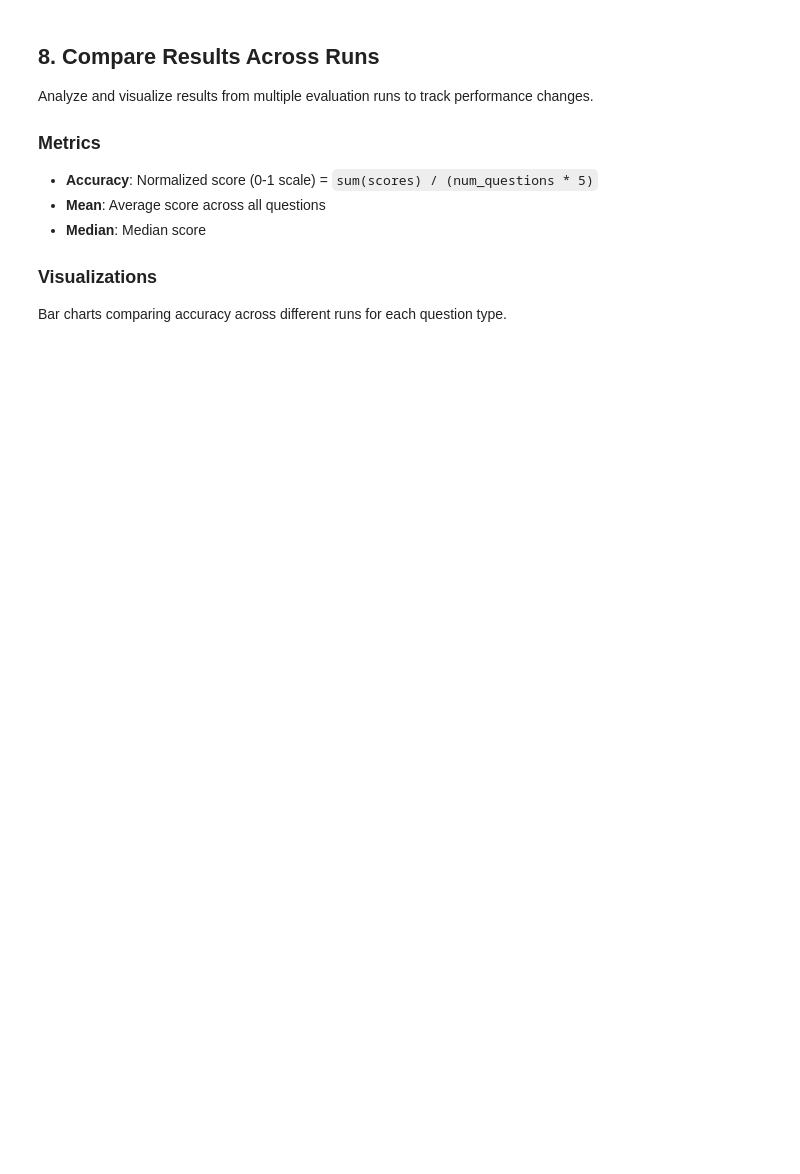
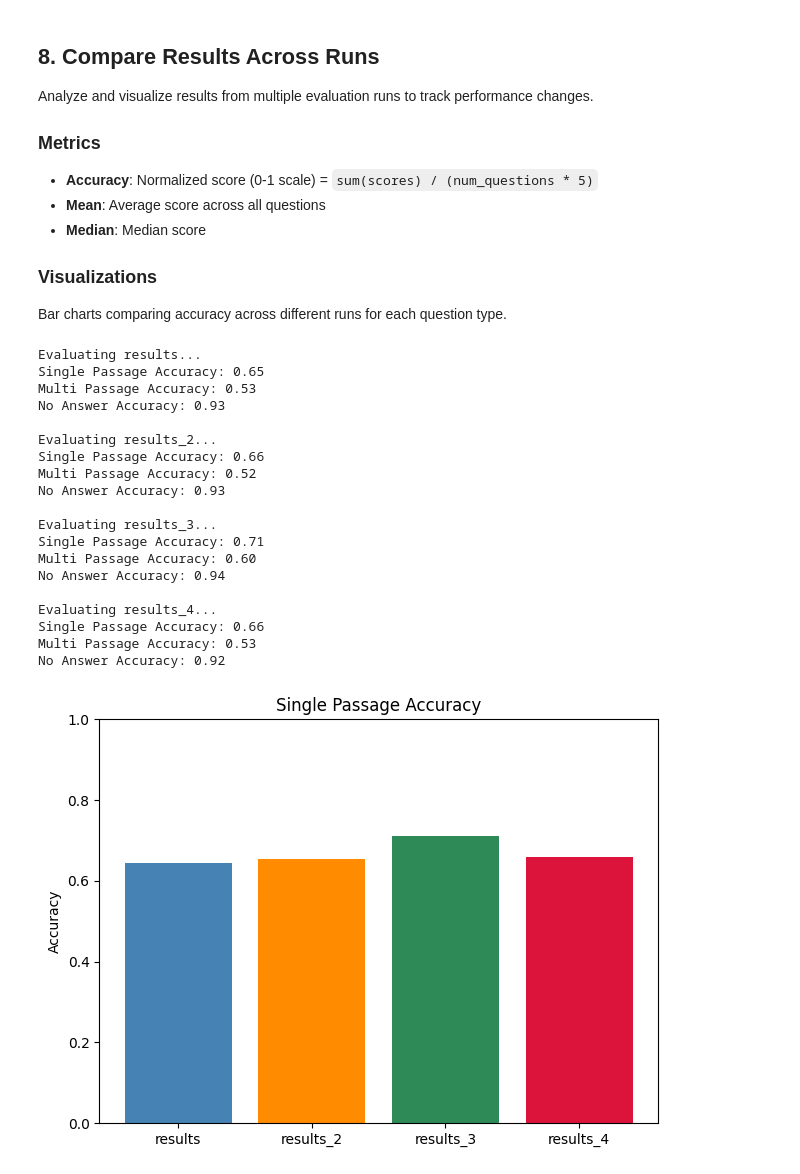
Before and after one commit to patrickamsler/doc-chat, a Jupyter notebook: api/notebooks/evaluation/single_topic_rag_evaluation.ipynb, the cells around one changed output. Drawn from its saved outputs; the diff is of its cells as text; code cells hidden in the pictures; blank space fills up the shorter version.

Commit message:
single passage answer questions evaluation with Weaviate

```diff
--- a/api/notebooks/evaluation/single_topic_rag_evaluation.ipynb
+++ b/api/notebooks/evaluation/single_topic_rag_evaluation.ipynb
@@ -152,17 +196,34 @@ For each question in the dataset:
 3. **Evaluate** the generated answer against the reference answer using LLM-as-judge
 4. **Store** results including generated answer, referenced documents, score (0-5), and feedback
 # %%
-def retrieve_and_answer(data):
+async def retrieve_and_answer(data):
     for index, question_row in data.iterrows():
         question = question_row['question']
         reference_answer = question_row.get('answer', "I don't know")
         document_index = question_row['document_index']
-        collection_id = f'document_{document_index}'
+        doc_id = f'document_{document_index}'
 
-        print(f'Processing question: {index}, collection_id: {collection_id}')
+        print(f'Processing question: {index}, doc_id: {doc_id}')
 
-        found_documents = vector_store.retrieve_documents(user_id=user_id, collection_id=collection_id, query=question,
-                                                          k=20)
+        # Search for relevant chunks using WeaviateVectorStore
+        found_chunks = await vector_store.search_chunks(
+            user_id=user_id,
+            doc_id=doc_id,
+            query=question,
+            k=5
+        )
+
+        # Convert DocumentChunk objects to format expected by CitationRetrievalChain
+        # Create simple document objects with page_content and metadata
+        from doc_chat.rag.multi_tenant_vector_store import VectorStoreDocument
+        found_documents = [
+            VectorStoreDocument(
+                id=chunk.chunk_id,
+                page_content=chunk.page_content,
+                metadata={'page': chunk.page_number, 'created': str(chunk.created_at)}
+            )
+            for chunk in found_chunks
+        ]
 
         response = retrieval_chain.invoke(query=question, documents=found_documents, include_references_in_answer=False)
 
@@ -200,13 +261,13 @@ if not os.path.exists(results_directory):
 pd_documents.to_csv(f'{results_directory}/documents_predict.csv', index=False)
 
 pd_single_passage = pd.read_csv(f'{input_dir}/single_passage_answer_questions.csv')
-pd_single_passage_result = retrieve_and_answer(pd_single_passage)
+pd_single_passage_result = await retrieve_and_answer(pd_single_passage)
 pd_single_passage_result.to_csv(f'{results_directory}/single_passage_answer_questions_predict.csv', index=False)
 
 pd_multi_passage = pd.read_csv(f'{input_dir}/multi_passage_answer_questions.csv')
-pd_multi_passage_result = retrieve_and_answer(pd_multi_passage)
+pd_multi_passage_result = await retrieve_and_answer(pd_multi_passage)
 pd_multi_passage_result.to_csv(f'{results_directory}/multi_passage_answer_questions_predict.csv', index=False)
 
 pd_no_answer = pd.read_csv(f'{input_dir}/no_answer_questions.csv')
-pd_no_answer_result = retrieve_and_answer(pd_no_answer)
+pd_no_answer_result = await retrieve_and_answer(pd_no_answer)
 pd_no_answer_result.to_csv(f'{results_directory}/no_answer_questions_predict.csv', index=False)
@@ -223,7 +302,7 @@ Analyze and visualize results from multiple evaluation runs to track performance
 ### Visualizations
 Bar charts comparing accuracy across different runs for each question type.
 # %%
-result_set = ["results", "results_2", "results_3"]
+result_set = ["results", "results_2", "results_3", "results_4"]
 
 
 def summary(pd_result):
@@ -258,30 +337,51 @@ for result in result_set:
 
     pd_no_answer_result = pd.read_csv(f'{results_directory}/no_answer_questions_predict.csv')
     no_answer_summary = summary(pd_no_answer_result)
 
     single_passage_accuracies.append(single_passage_summary['accuracy'])
     multi_passage_accuracies.append(multi_passage_summary['accuracy'])
     no_answer_accuracies.append(no_answer_summary['accuracy'])
 
     print(f"Single Passage Accuracy: {single_passage_summary['accuracy']:.2f}")
     print(f"Multi Passage Accuracy: {multi_passage_summary['accuracy']:.2f}")
     print(f"No Answer Accuracy: {no_answer_summary['accuracy']:.2f}")
     #print_config(f'{results_directory}/config.yaml')
 
 x = np.arange(len(result_set))
 color_palette = ['steelblue', 'darkorange', 'seagreen', 'crimson', 'goldenrod', 'purple']
 
 
 def plot_accuracies(data, title):
     plt.figure()
     plt.bar(x, data, color=color_palette, tick_label=result_set)
     plt.ylim(0, 1)
     plt.ylabel('Accuracy')
     plt.title(title)
     plt.tight_layout()
     plt.show()
 
 
 plot_accuracies(single_passage_accuracies, 'Single Passage Accuracy')
 plot_accuracies(multi_passage_accuracies, 'Multi Passage Accuracy')
 plot_accuracies(no_answer_accuracies, 'No Answer Accuracy')
+# %% [output]
+Evaluating results...
+Single Passage Accuracy: 0.65
+Multi Passage Accuracy: 0.53
+No Answer Accuracy: 0.93
+
+Evaluating results_2...
+Single Passage Accuracy: 0.66
+Multi Passage Accuracy: 0.52
+No Answer Accuracy: 0.93
+
+Evaluating results_3...
+Single Passage Accuracy: 0.71
+Multi Passage Accuracy: 0.60
+No Answer Accuracy: 0.94
+
+Evaluating results_4...
+Single Passage Accuracy: 0.66
+Multi Passage Accuracy: 0.53
+No Answer Accuracy: 0.92
+[figure, added]
```
Also changed, not shown: parts of 9 cells of this notebook, 7 other files.
